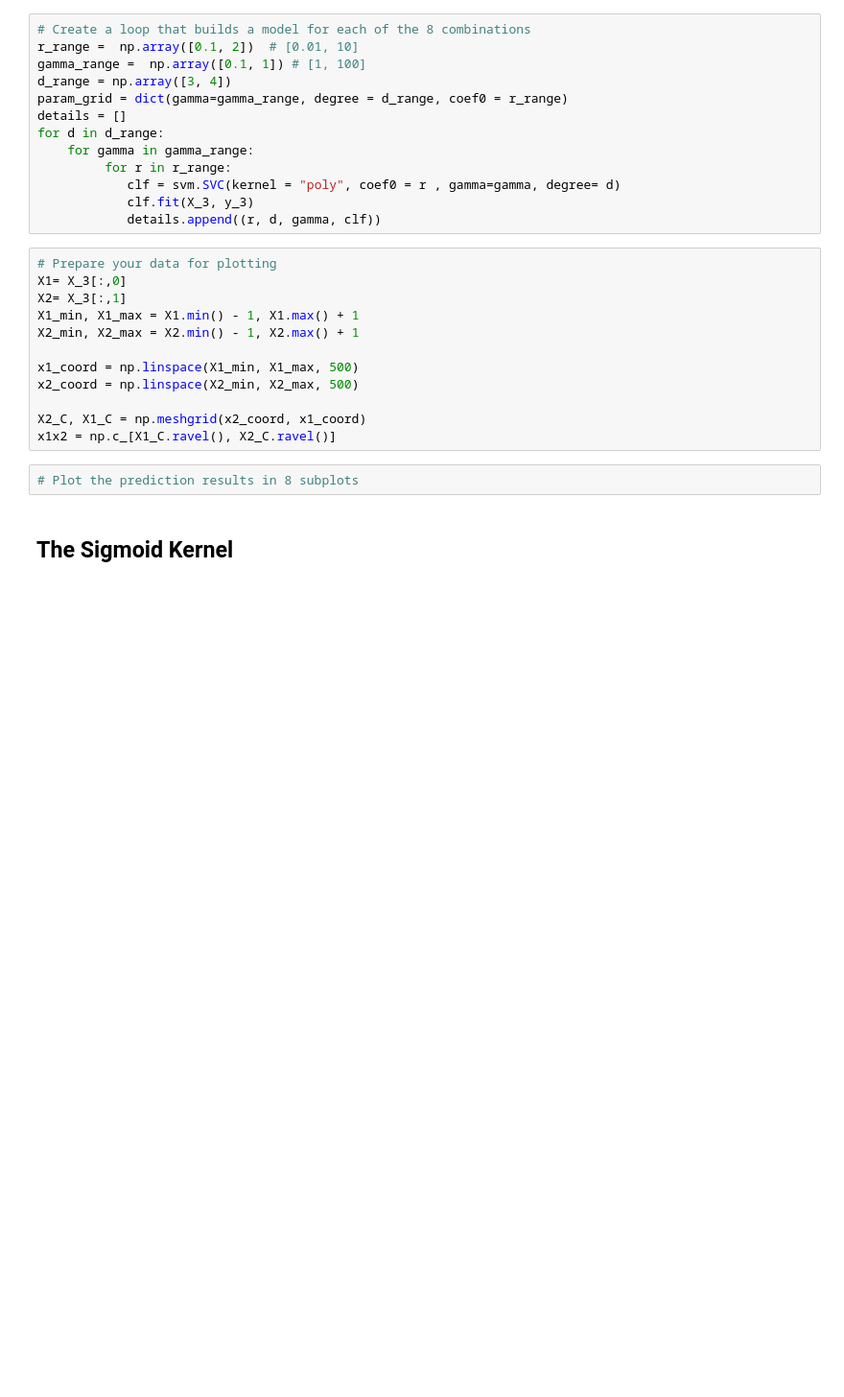
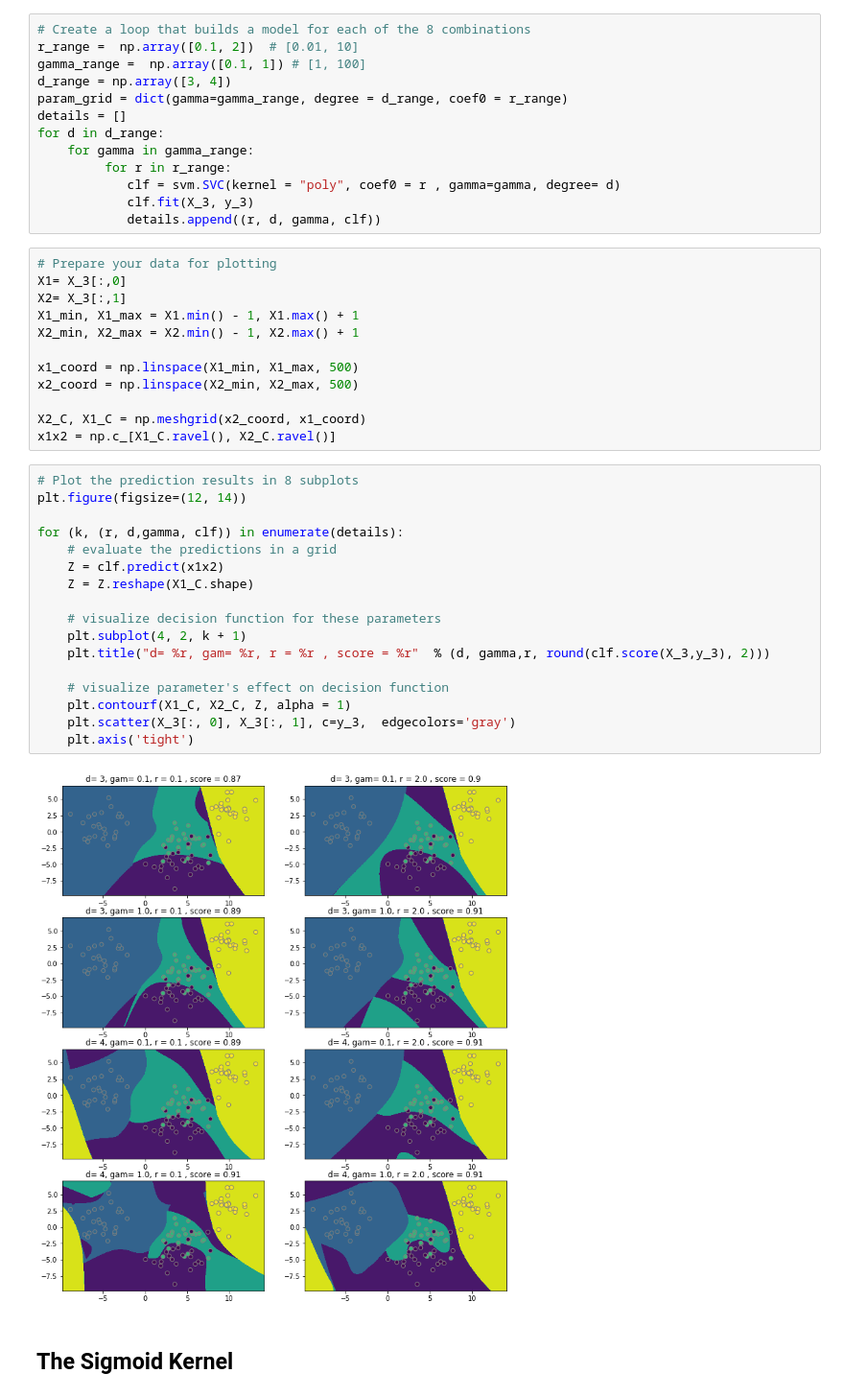
Before and after one commit to zaborowm/dsc-kernels-in-scikit-learn-lab-nyc-ds-career-042219, a Jupyter notebook: index.ipynb, the cells around one changed output. Shown: that part at 96% size. Saved outputs shown, nothing was run; the diff lists cells and outputs as text; blank space fills up the shorter version.

```diff
--- a/index.ipynb
+++ b/index.ipynb
@@ -149,8 +149,25 @@ x2_coord = np.linspace(X2_min, X2_max, 500)
 
 X2_C, X1_C = np.meshgrid(x2_coord, x1_coord)
 x1x2 = np.c_[X1_C.ravel(), X2_C.ravel()]
-# %%
-# Plot the prediction results in 8 subplots
+# %%
+# Plot the prediction results in 8 subplots
+plt.figure(figsize=(12, 14))
+
+for (k, (r, d,gamma, clf)) in enumerate(details):
+    # evaluate the predictions in a grid
+    Z = clf.predict(x1x2)
+    Z = Z.reshape(X1_C.shape)
+
+    # visualize decision function for these parameters
+    plt.subplot(4, 2, k + 1)
+    plt.title("d= %r, gam= %r, r = %r , score = %r"  % (d, gamma,r, round(clf.score(X_3,y_3), 2)))
+
+    # visualize parameter's effect on decision function
+    plt.contourf(X1_C, X2_C, Z, alpha = 1)
+    plt.scatter(X_3[:, 0], X_3[:, 1], c=y_3,  edgecolors='gray')
+    plt.axis('tight')
+# %% [output]
+[figure, added]
 # %% [markdown]
 ## The Sigmoid Kernel
 # %% [markdown]
```
Also changed, not shown: parts of 4 cells of this notebook.
